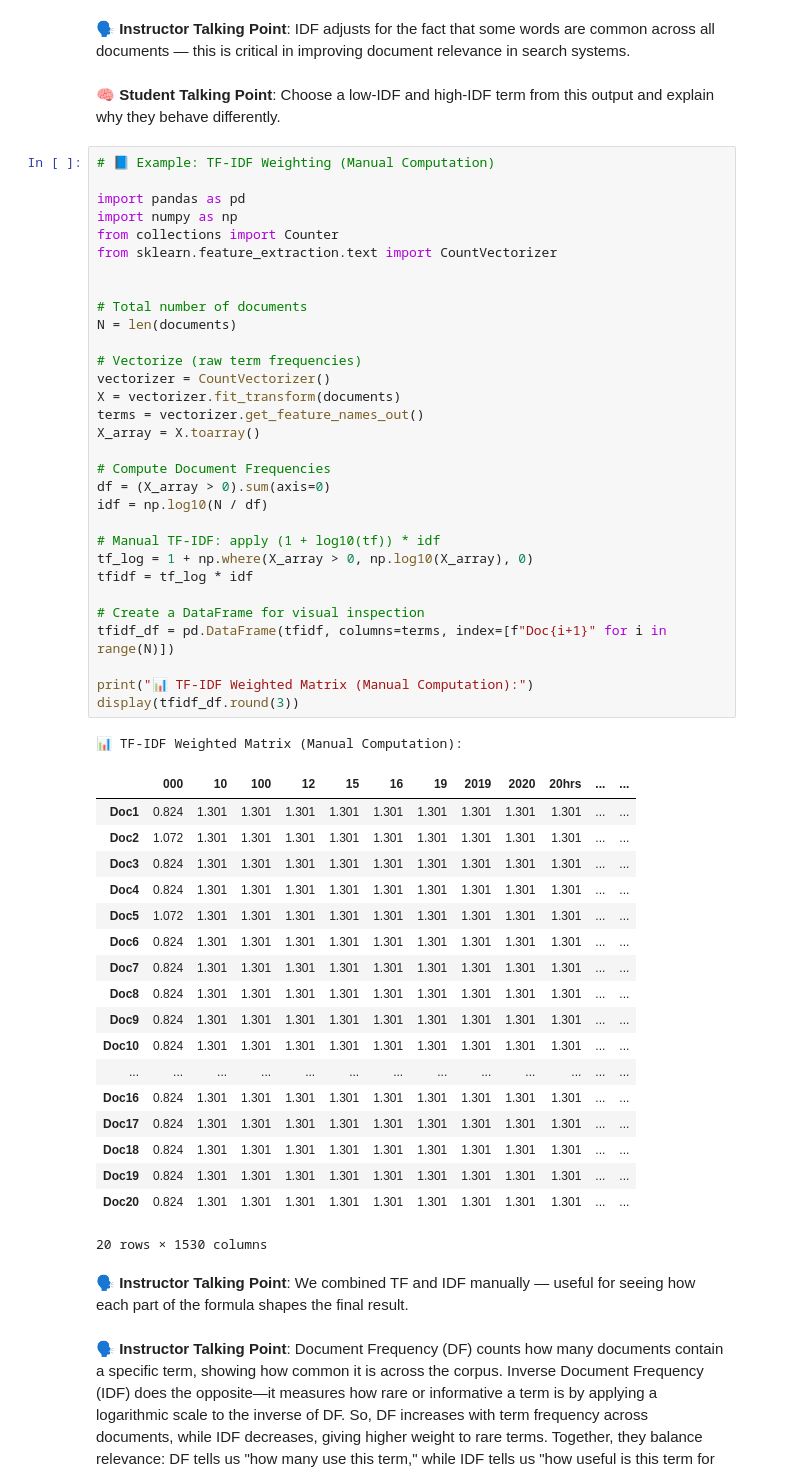
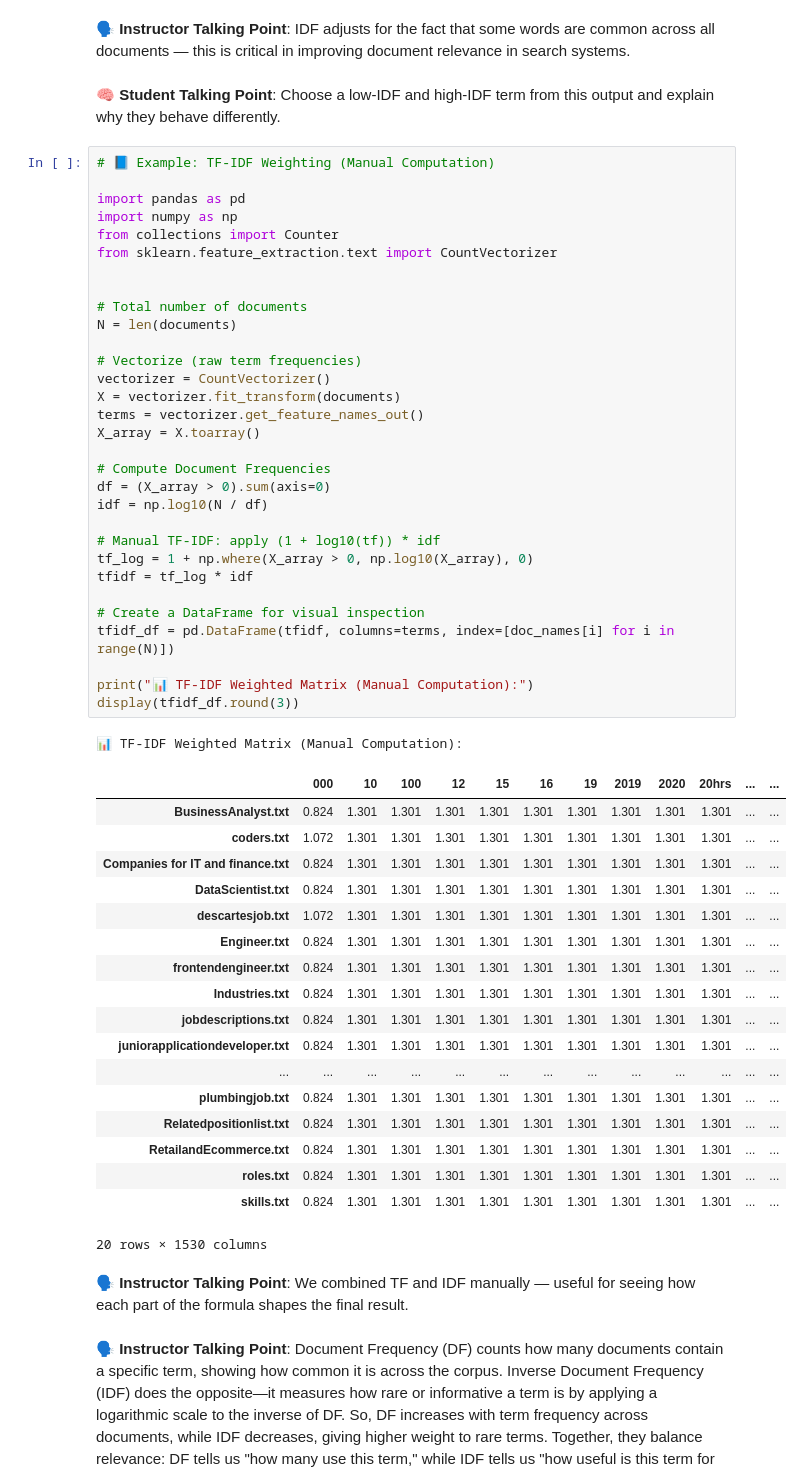
Before and after one commit to theRedeemer997/IRBasics-VectorSpaceProximity-workshop, a Jupyter notebook: IRBasics_VectorSpaceProximity.ipynb, the cells around one changed output. Drawn from its saved outputs; the diff is of its cells as text.

```diff
--- a/IRBasics_VectorSpaceProximity.ipynb
+++ b/IRBasics_VectorSpaceProximity.ipynb
@@ -842,50 +842,50 @@ TF-IDF creates a **sparse, weighted vector representation** of documents, ready
 import pandas as pd
 import numpy as np
 from collections import Counter
 from sklearn.feature_extraction.text import CountVectorizer
 
 
 # Total number of documents
 N = len(documents)
 
 # Vectorize (raw term frequencies)
 vectorizer = CountVectorizer()
 X = vectorizer.fit_transform(documents)
 terms = vectorizer.get_feature_names_out()
 X_array = X.toarray()
 
 # Compute Document Frequencies
 df = (X_array > 0).sum(axis=0)
 idf = np.log10(N / df)
 
 # Manual TF-IDF: apply (1 + log10(tf)) * idf
 tf_log = 1 + np.where(X_array > 0, np.log10(X_array), 0)
 tfidf = tf_log * idf
 
 # Create a DataFrame for visual inspection
-tfidf_df = pd.DataFrame(tfidf, columns=terms, index=[f"Doc{i+1}" for i in range(N)])
+tfidf_df = pd.DataFrame(tfidf, columns=terms, index=[doc_names[i] for i in range(N)])
 
 print("📊 TF-IDF Weighted Matrix (Manual Computation):")
 display(tfidf_df.round(3))
 # %% [output]
 📊 TF-IDF Weighted Matrix (Manual Computation):
 |  | 000 | 10 | 100 | 12 | 15 | 16 | 19 | 2019 | 2020 | 20hrs | ... | ... |
-| Doc1 | 0.824 | 1.301 | 1.301 | 1.301 | 1.301 | 1.301 | 1.301 | 1.301 | 1.301 | 1.301 | ... | ... |
-| Doc2 | 1.072 | 1.301 | 1.301 | 1.301 | 1.301 | 1.301 | 1.301 | 1.301 | 1.301 | 1.301 | ... | ... |
-| Doc3 | 0.824 | 1.301 | 1.301 | 1.301 | 1.301 | 1.301 | 1.301 | 1.301 | 1.301 | 1.301 | ... | ... |
-| Doc4 | 0.824 | 1.301 | 1.301 | 1.301 | 1.301 | 1.301 | 1.301 | 1.301 | 1.301 | 1.301 | ... | ... |
-| Doc5 | 1.072 | 1.301 | 1.301 | 1.301 | 1.301 | 1.301 | 1.301 | 1.301 | 1.301 | 1.301 | ... | ... |
-| Doc6 | 0.824 | 1.301 | 1.301 | 1.301 | 1.301 | 1.301 | 1.301 | 1.301 | 1.301 | 1.301 | ... | ... |
-| Doc7 | 0.824 | 1.301 | 1.301 | 1.301 | 1.301 | 1.301 | 1.301 | 1.301 | 1.301 | 1.301 | ... | ... |
-| Doc8 | 0.824 | 1.301 | 1.301 | 1.301 | 1.301 | 1.301 | 1.301 | 1.301 | 1.301 | 1.301 | ... | ... |
-| Doc9 | 0.824 | 1.301 | 1.301 | 1.301 | 1.301 | 1.301 | 1.301 | 1.301 | 1.301 | 1.301 | ... | ... |
-| Doc10 | 0.824 | 1.301 | 1.301 | 1.301 | 1.301 | 1.301 | 1.301 | 1.301 | 1.301 | 1.301 | ... | ... |
+| BusinessAnalyst.txt | 0.824 | 1.301 | 1.301 | 1.301 | 1.301 | 1.301 | 1.301 | 1.301 | 1.301 | 1.301 | ... | ... |
+| coders.txt | 1.072 | 1.301 | 1.301 | 1.301 | 1.301 | 1.301 | 1.301 | 1.301 | 1.301 | 1.301 | ... | ... |
+| Companies for IT and finance.txt | 0.824 | 1.301 | 1.301 | 1.301 | 1.301 | 1.301 | 1.301 | 1.301 | 1.301 | 1.301 | ... | ... |
+| DataScientist.txt | 0.824 | 1.301 | 1.301 | 1.301 | 1.301 | 1.301 | 1.301 | 1.301 | 1.301 | 1.301 | ... | ... |
+| descartesjob.txt | 1.072 | 1.301 | 1.301 | 1.301 | 1.301 | 1.301 | 1.301 | 1.301 | 1.301 | 1.301 | ... | ... |
+| Engineer.txt | 0.824 | 1.301 | 1.301 | 1.301 | 1.301 | 1.301 | 1.301 | 1.301 | 1.301 | 1.301 | ... | ... |
+| frontendengineer.txt | 0.824 | 1.301 | 1.301 | 1.301 | 1.301 | 1.301 | 1.301 | 1.301 | 1.301 | 1.301 | ... | ... |
+| Industries.txt | 0.824 | 1.301 | 1.301 | 1.301 | 1.301 | 1.301 | 1.301 | 1.301 | 1.301 | 1.301 | ... | ... |
+| jobdescriptions.txt | 0.824 | 1.301 | 1.301 | 1.301 | 1.301 | 1.301 | 1.301 | 1.301 | 1.301 | 1.301 | ... | ... |
+| juniorapplicationdeveloper.txt | 0.824 | 1.301 | 1.301 | 1.301 | 1.301 | 1.301 | 1.301 | 1.301 | 1.301 | 1.301 | ... | ... |
 | ... | ... | ... | ... | ... | ... | ... | ... | ... | ... | ... | ... | ... |
-| Doc16 | 0.824 | 1.301 | 1.301 | 1.301 | 1.301 | 1.301 | 1.301 | 1.301 | 1.301 | 1.301 | ... | ... |
-| Doc17 | 0.824 | 1.301 | 1.301 | 1.301 | 1.301 | 1.301 | 1.301 | 1.301 | 1.301 | 1.301 | ... | ... |
-| Doc18 | 0.824 | 1.301 | 1.301 | 1.301 | 1.301 | 1.301 | 1.301 | 1.301 | 1.301 | 1.301 | ... | ... |
-| Doc19 | 0.824 | 1.301 | 1.301 | 1.301 | 1.301 | 1.301 | 1.301 | 1.301 | 1.301 | 1.301 | ... | ... |
-| Doc20 | 0.824 | 1.301 | 1.301 | 1.301 | 1.301 | 1.301 | 1.301 | 1.301 | 1.301 | 1.301 | ... | ... |
+| plumbingjob.txt | 0.824 | 1.301 | 1.301 | 1.301 | 1.301 | 1.301 | 1.301 | 1.301 | 1.301 | 1.301 | ... | ... |
+| Relatedpositionlist.txt | 0.824 | 1.301 | 1.301 | 1.301 | 1.301 | 1.301 | 1.301 | 1.301 | 1.301 | 1.301 | ... | ... |
+| RetailandEcommerce.txt | 0.824 | 1.301 | 1.301 | 1.301 | 1.301 | 1.301 | 1.301 | 1.301 | 1.301 | 1.301 | ... | ... |
+| roles.txt | 0.824 | 1.301 | 1.301 | 1.301 | 1.301 | 1.301 | 1.301 | 1.301 | 1.301 | 1.301 | ... | ... |
+| skills.txt | 0.824 | 1.301 | 1.301 | 1.301 | 1.301 | 1.301 | 1.301 | 1.301 | 1.301 | 1.301 | ... | ... |
 20 rows × 1530 columns
 # %% [markdown]
 🗣️ **Instructor Talking Point**: We combined TF and IDF manually — useful for seeing how each part of the formula shapes the final result.
```
